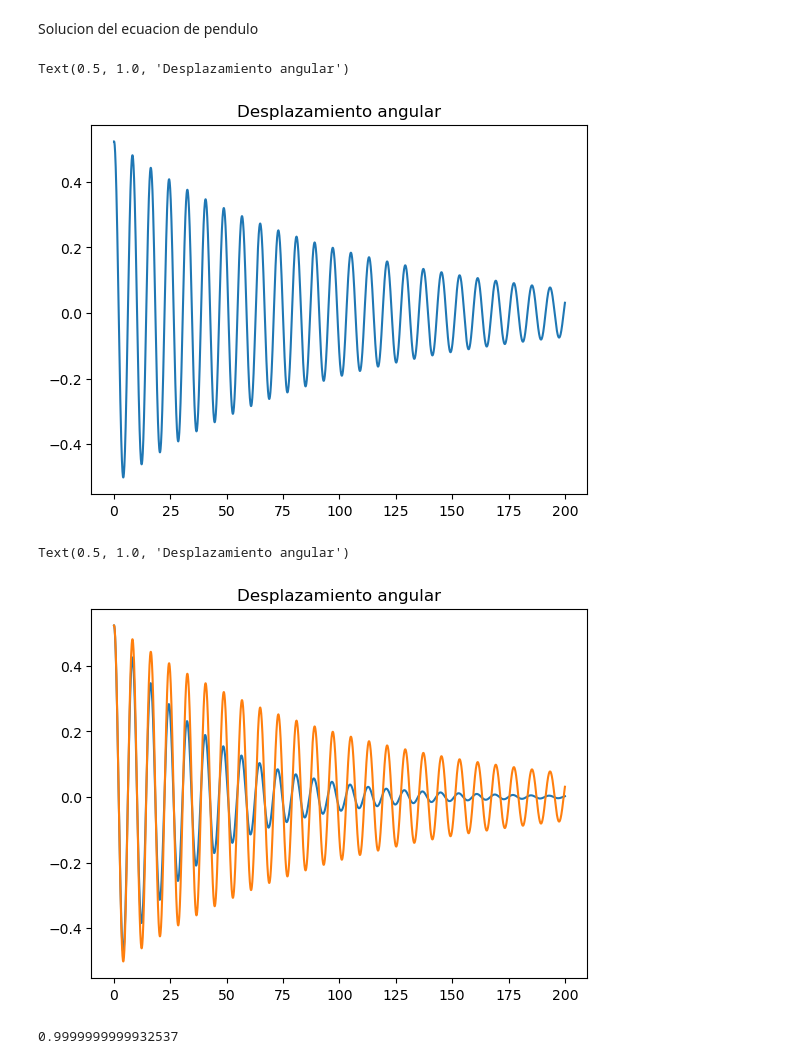
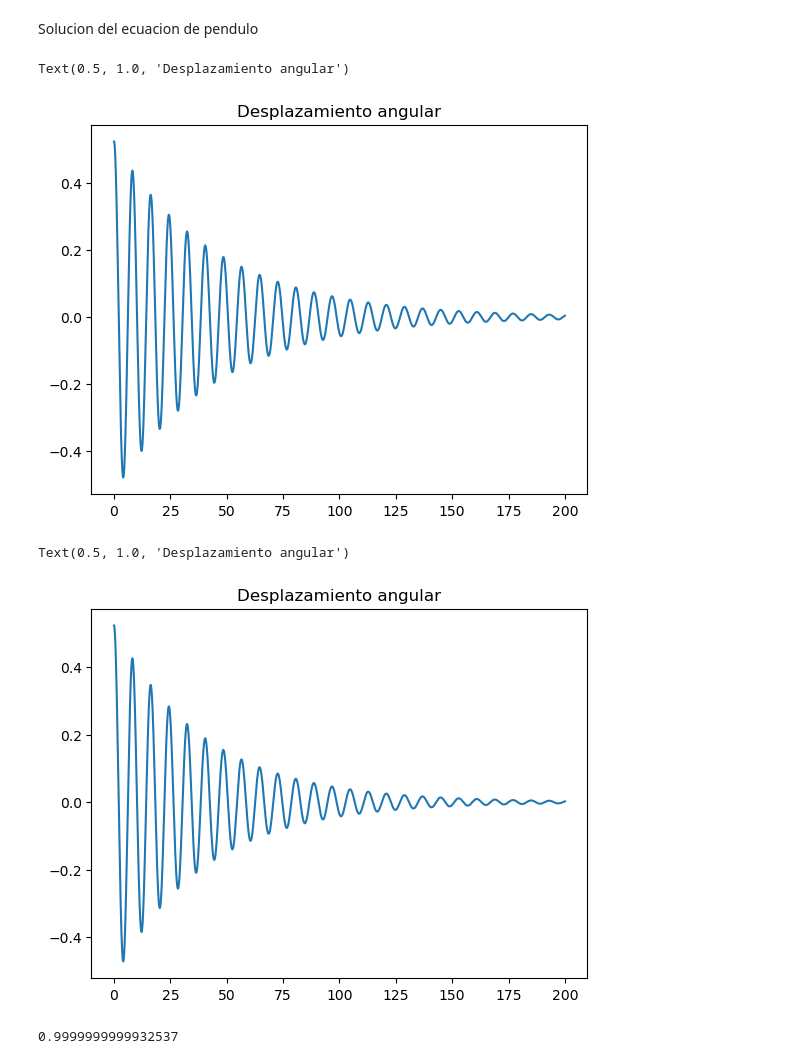
Before and after one commit to cjuarezramos/MMS022024, a Jupyter notebook: ej0829_slnmnedo.ipynb, the cells around one changed output. Drawn from its saved outputs; the diff is of its cells as text; code cells hidden in the pictures.

```diff
--- a/ej0829_slnmnedo.ipynb
+++ b/ej0829_slnmnedo.ipynb
@@ -51,7 +51,7 @@ l = 16
 
 # Simulacion
 tfin = 200
-h = 0.05
+h = 0.01
 
 # variables informaticas
 t = []
@@ -77,38 +77,37 @@ plt.plot(t,x1)
 plt.title("Desplazamiento angular")
 # %% [output]
 Text(0.5, 1.0, 'Desplazamiento angular')
-[figure, old version]
+[figure, new version]
 # %%
 # metodo de heun
 t_h = []
 x1_h = []
 x2_h = []
 
 t_h.append(0)
 x1_h.append(th0)
 x2_h.append(w0)
 
 n = round(tfin/h)
 Tin = 0
 for k in range(n):
     t_h.append(t_h[k] + h)
     pendientex10 = x2_h[k]
     pendientex20 = (-B/M*x2_h[k] - g/l* math.sin(x1_h[k]) + 1/l*Tin)
     x10 = x1_h[k] + h * pendientex10
     x20 = x2_h[k] + h * pendientex20
     pendientex1f = x20
     pendientex2f = (-B/M*x20 - g/l* math.sin(x10) + 1/l*Tin)
 
 
     x1_h.append(x1_h[k] + h*(pendientex10+pendientex1f)/2)
     x2_h.append(x2_h[k] + h *(pendientex20+pendientex2f)/2)
 
 plt.plot(t_h,x1_h)
-plt.plot(t,x1)
 plt.title("Desplazamiento angular")
 # %% [output]
 Text(0.5, 1.0, 'Desplazamiento angular')
-[figure, old version]
+[figure, new version]
 # %%
 math.sin(3.1416/2)
 # %% [output]
```
Also changed, not shown: parts of 1 cell of this notebook, 9 other files.
